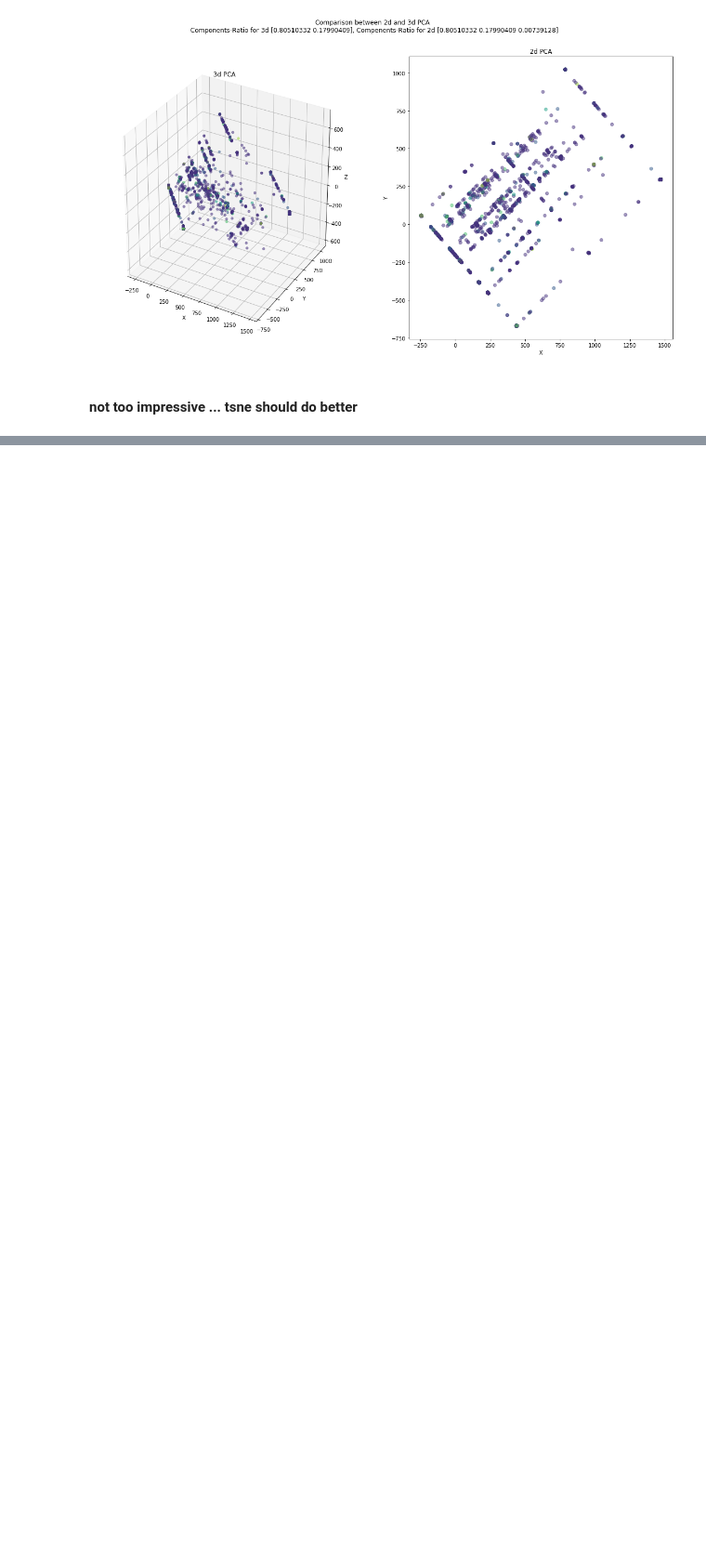
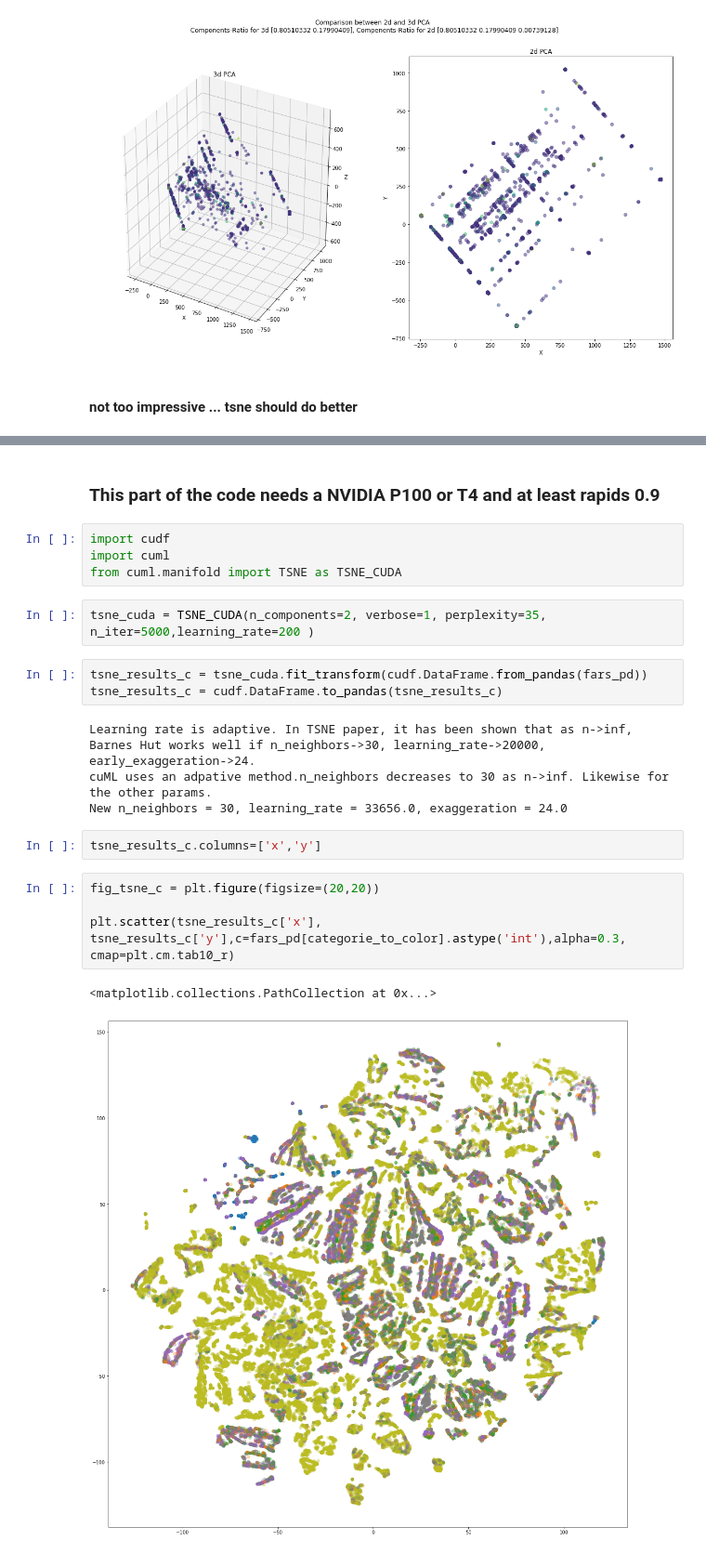
Before and after one commit to markste-in/dim_reduce, a Jupyter notebook: FARS.ipynb, the cells around one changed output, grey strips where cells are left out. Shown at 93% size. Drawn from its saved outputs; the diff is of its cells as text; blank space fills up the shorter version.

Commit message:
cuda/rapids acceleration

```diff
--- a/FARS.ipynb
+++ b/FARS.ipynb
@@ -164,0 +164,24 @@ plt.show()
+# %% [markdown]
+### This part of the code needs a NVIDIA P100 or T4 and at least rapids 0.9
+# %%
+import cudf
+import cuml
+from cuml.manifold import TSNE as TSNE_CUDA
+# %%
+tsne_cuda = TSNE_CUDA(n_components=2, verbose=1, perplexity=35, n_iter=5000,learning_rate=200 )
+# %%
+tsne_results_c = tsne_cuda.fit_transform(cudf.DataFrame.from_pandas(fars_pd))
+tsne_results_c = cudf.DataFrame.to_pandas(tsne_results_c)
+# %% [output]
+Learning rate is adaptive. In TSNE paper, it has been shown that as n->inf, Barnes Hut works well if n_neighbors->30, learning_rate->20000, early_exaggeration->24.
+cuML uses an adpative method.n_neighbors decreases to 30 as n->inf. Likewise for the other params.
+New n_neighbors = 30, learning_rate = 33656.0, exaggeration = 24.0
+# %%
+tsne_results_c.columns=['x','y']
+# %%
+fig_tsne_c = plt.figure(figsize=(20,20))
+
+plt.scatter(tsne_results_c['x'], tsne_results_c['y'],c=fars_pd[categorie_to_color].astype('int'),alpha=0.3, cmap=plt.cm.tab10_r)
+# %% [output]
+<matplotlib.collections.PathCollection at 0x...>
+[figure, added]
```
Also changed, not shown: parts of 7 cells of this notebook, 4 other files.
